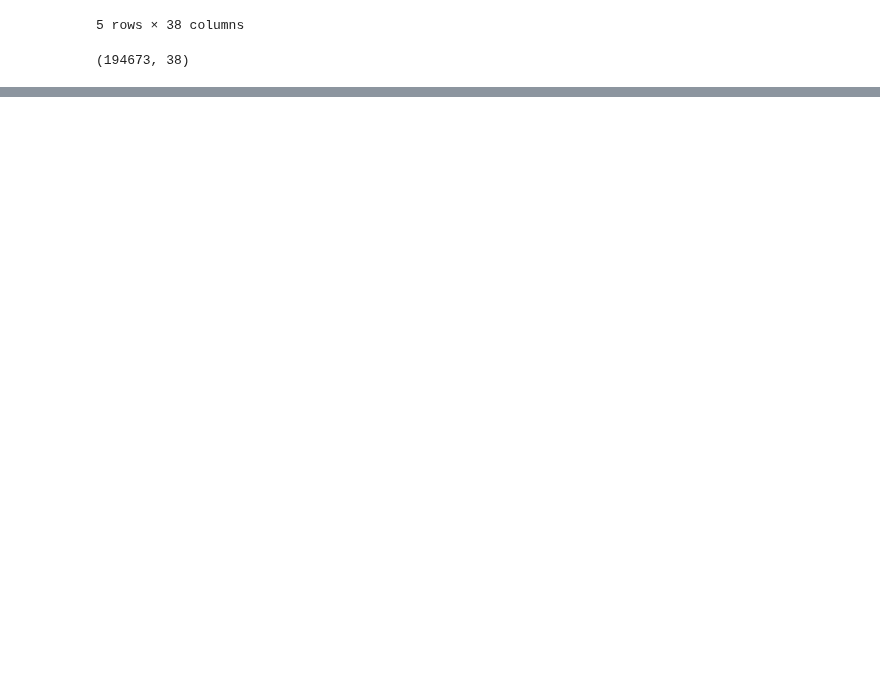
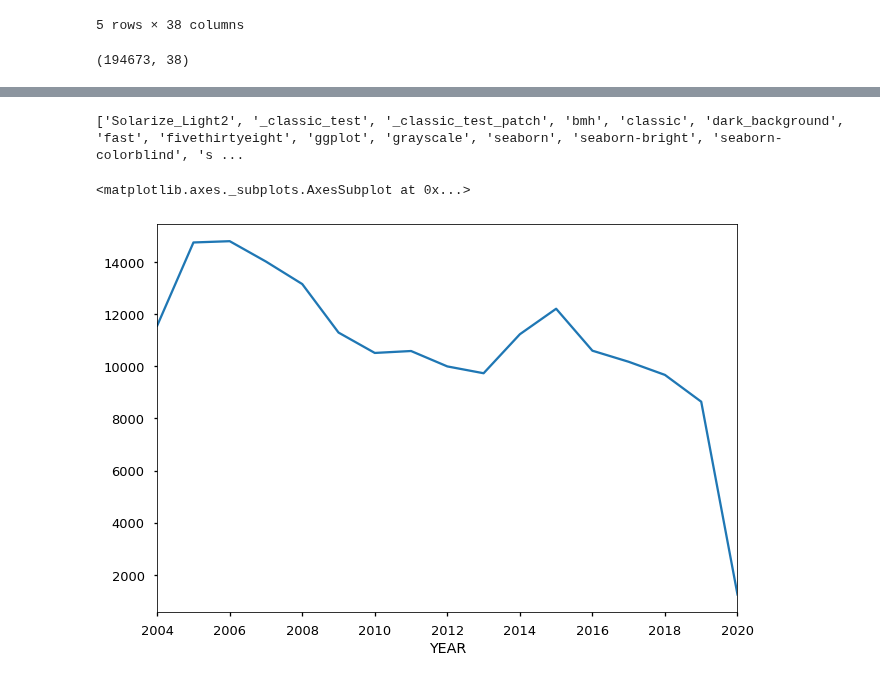
Before and after one commit to TKHigginbotham/bluesky, a Jupyter notebook: Seattle Accident Forecasting.ipynb, the cells around one changed output, grey strips where cells are left out. Drawn from its saved outputs; the diff is of its cells as text; code cells hidden in the pictures; blank space fills up the shorter version.

```diff
--- a/Seattle Accident Forecasting.ipynb
+++ b/Seattle Accident Forecasting.ipynb
@@ -89,0 +287,31 @@ dtype: object
+# %%
+df_clean['INCDTTM'] = pd.to_datetime(df_clean['INCDTTM'])
+df_clean['DATE'] = df_clean['INCDTTM'].dt.date
+df_clean['YEAR'] = df_clean['INCDTTM'].dt.year
+df_clean['MONTH'] = df_clean['INCDTTM'].dt.month
+df_clean['WEEK'] = df_clean['INCDTTM'].dt.week
+df_clean['QUARTER'] = df_clean['INCDTTM'].dt.quarter
+df_clean['DAYOFWEEK'] = df_clean['INCDTTM'].dt.weekday
+df_clean['WEEKEND'] = df_clean['DAYOFWEEK'].isin([5,6]).astype('uint8')
+week_code = {0:'Monday', 1:'Tuesday', 2:'Wednesday', 3:'Thursday', 4:'Friday', 5:'Saturday', 6:'Sunday'}
+df_clean['DAYOFWEEK'] = df_clean['DAYOFWEEK'].map(week_code)
+
+month_code = {1:'Jan', 2:'Feb', 3:'Mar', 4:'Apr', 5:'May', 6:'Jun', 7:'Jul', 8:'Aug', 9:'Sep', 10:'Oct', 11:'Nov', 12:'Dec'}
+df_clean['MONTH'] = df_clean['MONTH'].map(month_code)
+
+quarter_code = {1:'Winter', 2:'Spring', 3:'Summer', 4:'Autumn'}
+df_clean['QUARTER'] = df_clean['QUARTER'].map(quarter_code)
+
+df_clean['HOUR'] = df_clean['INCDTTM'].dt.hour
+#df_clean.head(20)
+# %%
+#Creating a variable for rush hour that includes 7-9 and 15-17
+df_clean['RUSHHOUR'] = df_clean['HOUR']
+hour_code = {0:np.nan, 1:np.nan, 2:np.nan, 3:np.nan, 4:np.nan, 5:np.nan, 6:np.nan, 7:'Y',
+             8:'Y', 9:'Y', 10:np.nan, 11:np.nan, 12:np.nan, 13:np.nan, 14:np.nan, 15:'Y',
+             16:'Y', 17:'Y', 18:np.nan, 19:np.nan, 20:np.nan, 21:np.nan, 22:np.nan, 23:np.nan}
+df_clean['RUSHHOUR'] = df_clean['RUSHHOUR'].map(hour_code)
+# %%
+df_clean = df_clean.rename(columns = {'SEVERITYCODE':'INJURY', 'QUARTER':'SEASON'})
+df_clean['INJURY'] = df_clean['INJURY'].replace(1,0)
+df_clean['INJURY'] = df_clean['INJURY'].replace(2,1)
@@ -89,0 +357,11 @@ dtype: object
+# %%
+print(plt.style.available)
+mpl.style.use(['seaborn-talk'])
+# %% [output]
+['Solarize_Light2', '_classic_test', '_classic_test_patch', 'bmh', 'classic', 'dark_background', 'fast', 'fivethirtyeight', 'ggplot', 'grayscale', 'seaborn', 'seaborn-bright', 'seaborn-colorblind', 's ...
+# %%
+year_tot = df_clean.groupby('YEAR')['INJURY'].agg('size')
+year_tot.plot(kind='line')
+# %% [output]
+<matplotlib.axes._subplots.AxesSubplot at 0x...>
+[figure, added]
```
Also changed, not shown: parts of 78 cells of this notebook.
